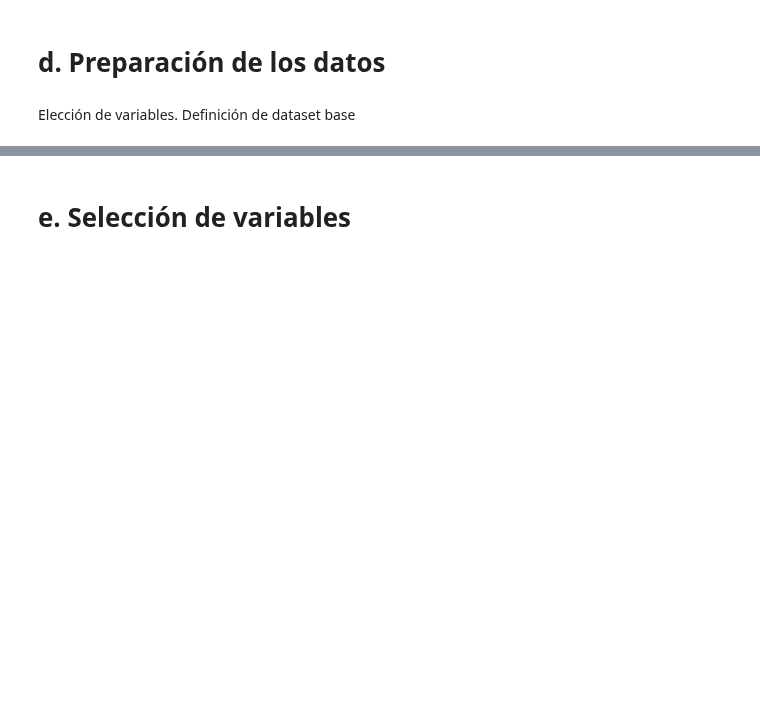
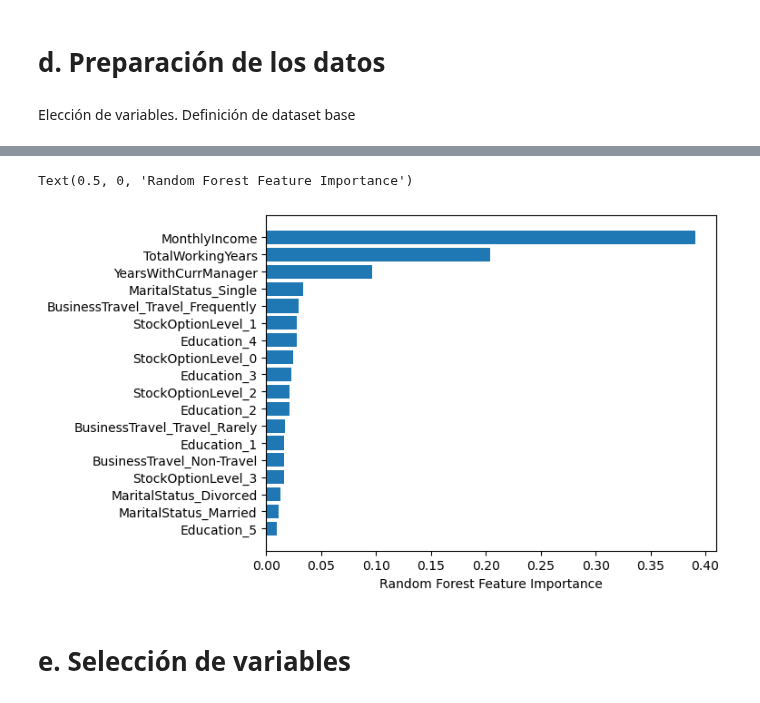
Before and after one commit to JavierBurgos-web/PROYECTO_ANALITICA_II, a Jupyter notebook: Entrega_uno.ipynb, the cells around one changed output, grey strips where cells are left out. Cells and saved outputs as stored; diff of their text form; code cells hidden in the pictures; blank space fills up the shorter version.

```diff
--- a/Entrega_uno.ipynb
+++ b/Entrega_uno.ipynb
@@ -492,0 +628,12 @@ df_base = df_base[['Attrition', 'BusinessTravel', 'Education', 'MaritalStatus',
+# %%
+from sklearn.ensemble import RandomForestRegressor
+
+#Crea el modelo
+ranfor = RandomForestRegressor(
+            n_estimators = 300,
+            criterion    = 'squared_error',
+            n_jobs       = -1,
+            random_state = 123
+         )
+#Calibra el modelo
+ranfor.fit(X_train, y_train)
@@ -493,3 +670,12 @@ df_base = df_base[['Attrition', 'BusinessTravel', 'Education', 'MaritalStatus',
+# %%
+# Importancia de las variables
+importance = ranfor.feature_importances_
+sorted_idx = ranfor.feature_importances_.argsort()
+plt.barh(X.columns[sorted_idx], importance[sorted_idx])
+plt.xlabel("Random Forest Feature Importance")
+# %% [output]
+Text(0.5, 0, 'Random Forest Feature Importance')
+[figure, added]
 # %% [markdown]
 # e. Selección de variables
 # %% [markdown]
```
Also changed, not shown: parts of 26 cells of this notebook.
